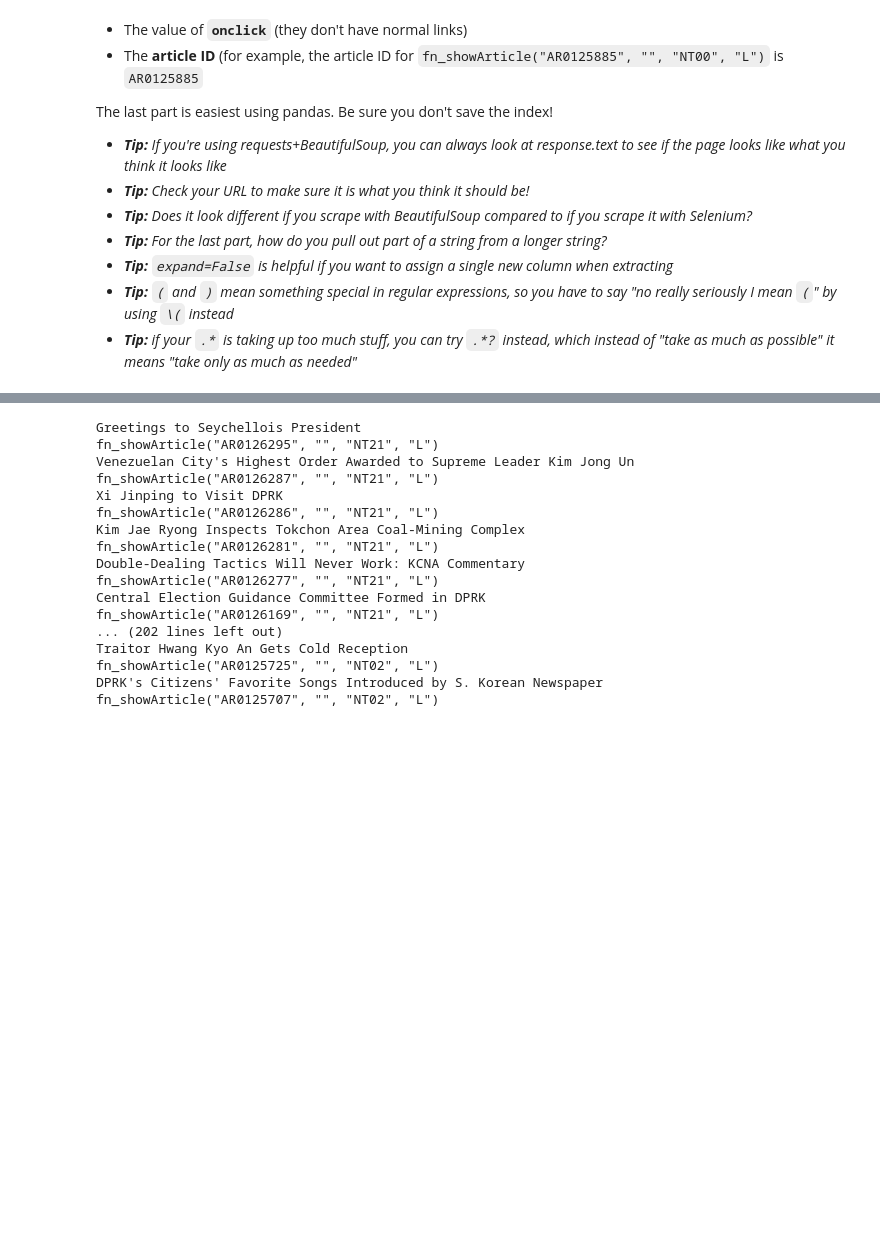
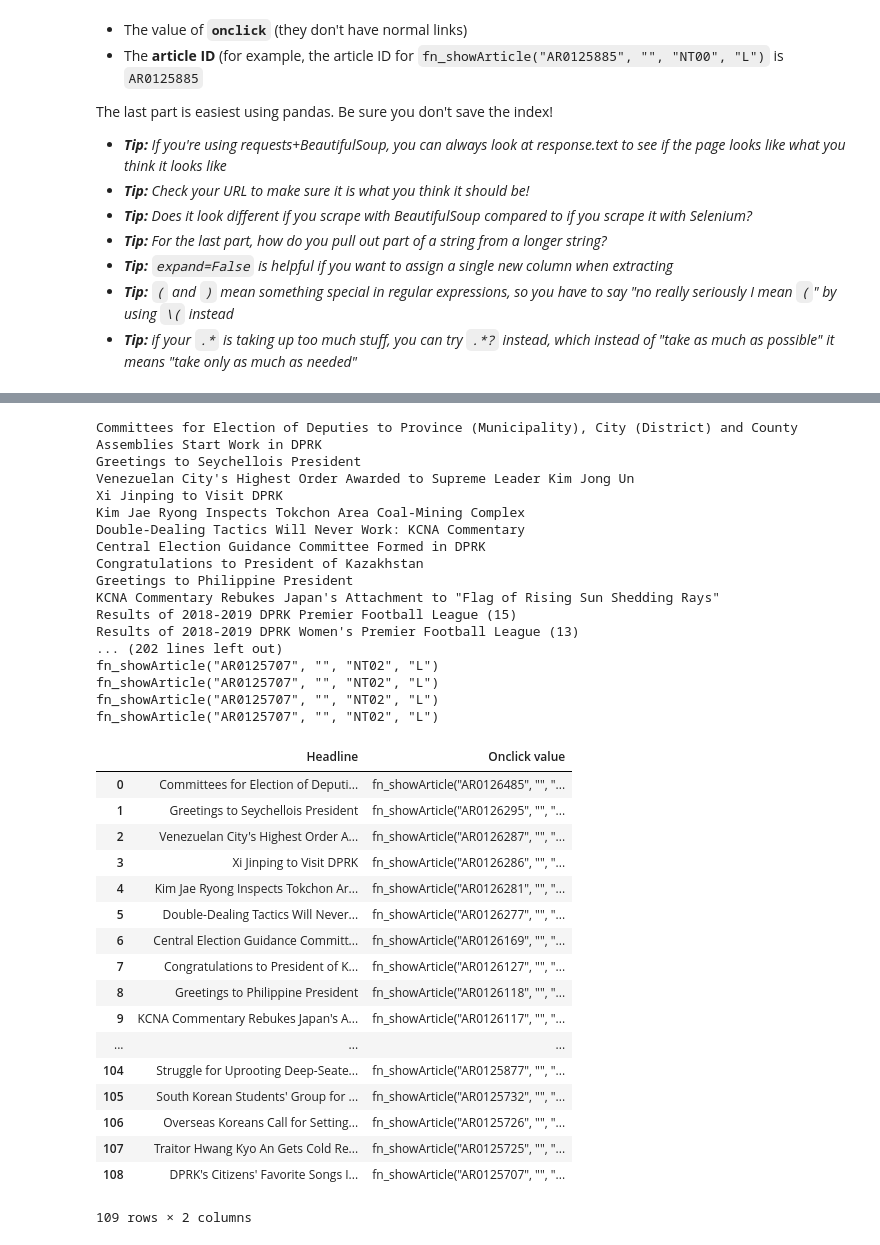
Before and after one commit to shaleenshah95/api_work, a Jupyter notebook: 01 - North Korean News.ipynb, the cells around one changed output, grey strips where cells are left out. Saved outputs shown, nothing was run; the diff lists cells and outputs as text; code cells hidden in the pictures; blank space fills up the shorter version.

```diff
--- a/01 - North Korean News.ipynb
+++ b/01 - North Korean News.ipynb
@@ -24,5 +24,7 @@ from bs4 import BeautifulSoup
 
 import re
 
-response = requests.get('http://kcna.kp/kcna.user.home.retrieveHomeInfoList.kcmsf;jsessionid=3A49706F73971CFE32EB97C9CA572F62')
+import pandas as pd
+
+response = requests.get('http://kcna.kp/kcna.user.home.retrieveHomeInfoList.kcmsf;jsessionid=986E6911A7A5C7099544024C67C74C1A')
 soup_doc = BeautifulSoup(response.text)
@@ -50,22 +32,64 @@ soup_doc
 headlines = (soup_doc.find_all('a', class_='titlebet'))
 for headline in headlines:
     print(headline.text)
+
+
+onclicks = (soup_doc.find_all('a', class_='titlebet'))
+for onclick in onclicks:
     print(headline['onclick'])
 # %% [output]
+Committees for Election of Deputies to Province (Municipality), City (District) and County Assemblies Start Work in DPRK
 Greetings to Seychellois President
-fn_showArticle("AR0126295", "", "NT21", "L")
 Venezuelan City's Highest Order Awarded to Supreme Leader Kim Jong Un
-fn_showArticle("AR0126287", "", "NT21", "L")
 Xi Jinping to Visit DPRK
-fn_showArticle("AR0126286", "", "NT21", "L")
 Kim Jae Ryong Inspects Tokchon Area Coal-Mining Complex
-fn_showArticle("AR0126281", "", "NT21", "L")
 Double-Dealing Tactics Will Never Work: KCNA Commentary
-fn_showArticle("AR0126277", "", "NT21", "L")
 Central Election Guidance Committee Formed in DPRK
-fn_showArticle("AR0126169", "", "NT21", "L")
+Congratulations to President of Kazakhstan
+Greetings to Philippine President
+KCNA Commentary Rebukes Japan's Attachment to "Flag of Rising Sun Shedding Rays"
+Results of 2018-2019 DPRK Premier Football League (15)
+Results of 2018-2019 DPRK Women's Premier Football League (13)
 ... (202 lines left out)
-Traitor Hwang Kyo An Gets Cold Reception
-fn_showArticle("AR0125725", "", "NT02", "L")
-DPRK's Citizens' Favorite Songs Introduced by S. Korean Newspaper
 fn_showArticle("AR0125707", "", "NT02", "L")
+fn_showArticle("AR0125707", "", "NT02", "L")
+fn_showArticle("AR0125707", "", "NT02", "L")
+fn_showArticle("AR0125707", "", "NT02", "L")
+# %%
+rows = []
+
+for headline in headlines:
+
+    row = {}
+    try:
+        row['Headline'] = headline.text
+    except:
+        pass
+    try:
+        row['Onclick value'] = headline['onclick']
+    except:
+        pass
+
+    rows.append(row)
+
+df = pd.DataFrame(rows)
+df
+# %% [output]
+|  | Headline | Onclick value |
+| 0 | Committees for Election of Deputi... | fn_showArticle("AR0126485", "", "... |
+| 1 | Greetings to Seychellois President | fn_showArticle("AR0126295", "", "... |
+| 2 | Venezuelan City's Highest Order A... | fn_showArticle("AR0126287", "", "... |
+| 3 | Xi Jinping to Visit DPRK | fn_showArticle("AR0126286", "", "... |
+| 4 | Kim Jae Ryong Inspects Tokchon Ar... | fn_showArticle("AR0126281", "", "... |
+| 5 | Double-Dealing Tactics Will Never... | fn_showArticle("AR0126277", "", "... |
+| 6 | Central Election Guidance Committ... | fn_showArticle("AR0126169", "", "... |
+| 7 | Congratulations to President of K... | fn_showArticle("AR0126127", "", "... |
+| 8 | Greetings to Philippine President | fn_showArticle("AR0126118", "", "... |
+| 9 | KCNA Commentary Rebukes Japan's A... | fn_showArticle("AR0126117", "", "... |
+| ... | ... | ... |
+| 104 | Struggle for Uprooting Deep-Seate... | fn_showArticle("AR0125877", "", "... |
+| 105 | South Korean Students' Group for ... | fn_showArticle("AR0125732", "", "... |
+| 106 | Overseas Koreans Call for Setting... | fn_showArticle("AR0125726", "", "... |
+| 107 | Traitor Hwang Kyo An Gets Cold Re... | fn_showArticle("AR0125725", "", "... |
+| 108 | DPRK's Citizens' Favorite Songs I... | fn_showArticle("AR0125707", "", "... |
+109 rows × 2 columns
```
Also changed, not shown: parts of 2 cells of this notebook, 3 other files.
